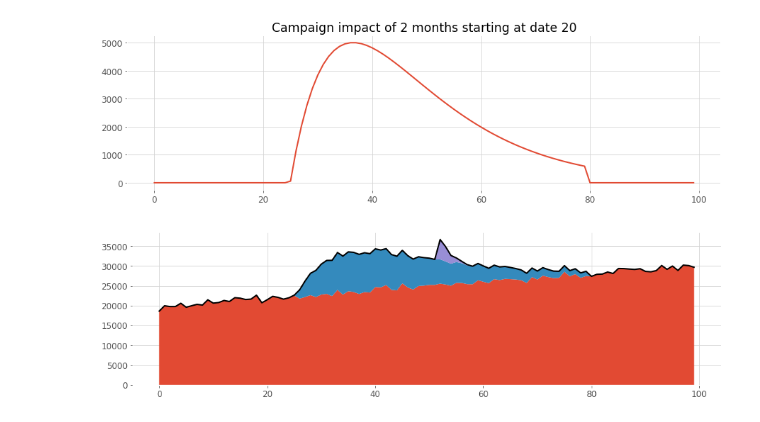
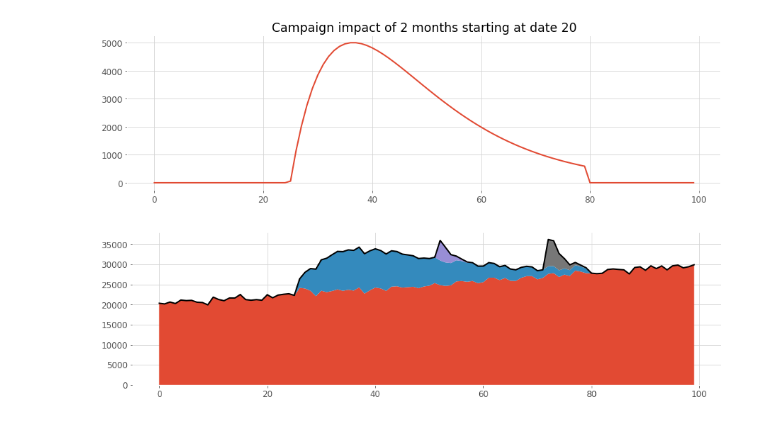
Before and after one commit to TheoLvs/probabilistic-programming, a Jupyter notebook: 2. Experiments/1. Bayesian attribution models.ipynb, the cells around one changed output. Cells and saved outputs as stored; diff of their text form; code cells hidden in the pictures.

```diff
--- a/1. Experiments/1. Bayesian attribution models.ipynb
+++ b/2. Experiments/1. Bayesian attribution models.ipynb
@@ -102,12 +102,12 @@ plt.show()
 # %%
 d = np.array(range(100))
 base = 20000 + d * 100 + np.random.normal(0,500,100)
 campaign1 = generate_campaign(20,60,10000)
 promotion1 = generate_promotion(50,14,5000)
-promotion2 = generate_promotion(90,)
-sales = base + campaign1 + promotion1
-plt.stackplot(d,[base,campaign1,promotion1]) #,name = ["base","campaign1","promotion1"])
+promotion2 = generate_promotion(70,21,7000)
+sales = base + campaign1 + promotion1 + promotion2
+plt.stackplot(d,[base,campaign1,promotion1,promotion2]) #,name = ["base","campaign1","promotion1"])
 plt.plot(sales,color = "black")
 plt.show()
 # %% [output]
-[figure, old version]
+[figure, new version]
```
Also changed, not shown: 1 other file.
